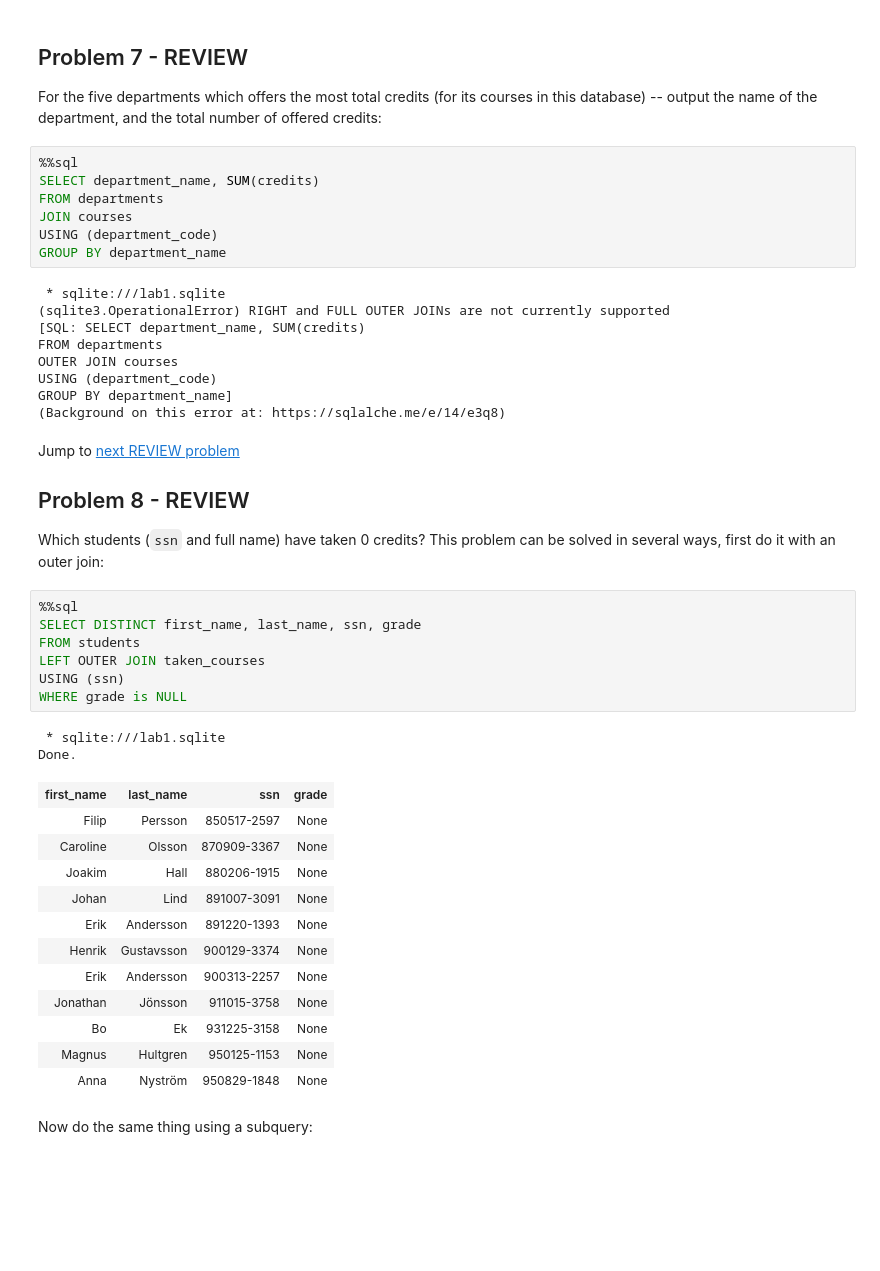
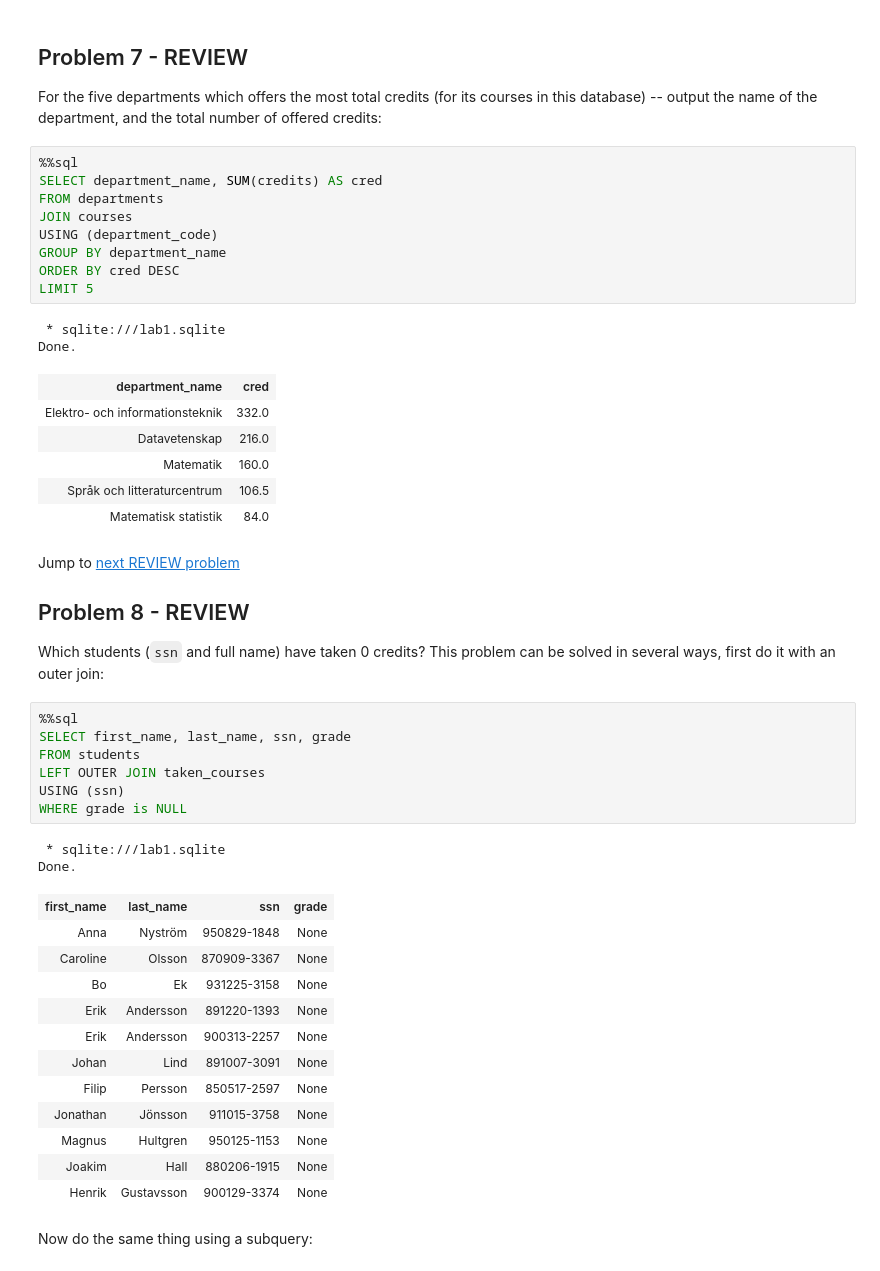
Before and after one commit to Stronkness/LTH, a Jupyter notebook: EDAF75 - Database Technology/labs/lab1/lab1.ipynb, the cells around one changed output. Drawn from its saved outputs; the diff is of its cells as text; blank space fills up the shorter version.

```diff
--- a/EDAF75 - Database Technology/labs/lab1/lab1.ipynb
+++ b/EDAF75 - Database Technology/labs/lab1/lab1.ipynb
@@ -633,20 +668,22 @@ DROP VIEW IF EXISTS student
 For the five departments which offers the most total credits (for its courses in this database) -- output the name of the department, and the total number of offered credits:
 # %%
 %%sql
-SELECT department_name, SUM(credits)
+SELECT department_name, SUM(credits) AS cred
 FROM departments
 JOIN courses
 USING (department_code)
 GROUP BY department_name
+ORDER BY cred DESC
+LIMIT 5
 # %% [output]
  * sqlite:///lab1.sqlite
-(sqlite3.OperationalError) RIGHT and FULL OUTER JOINs are not currently supported
-[SQL: SELECT department_name, SUM(credits)
-FROM departments
-OUTER JOIN courses
-USING (department_code)
-GROUP BY department_name]
-(Background on this error at: https://sqlalche.me/e/14/e3q8)
+Done.
+| department_name | cred |
+| Elektro- och informationsteknik | 332.0 |
+| Datavetenskap | 216.0 |
+| Matematik | 160.0 |
+| Språk och litteraturcentrum | 106.5 |
+| Matematisk statistik | 84.0 |
 # %% [markdown]
 Jump to [next REVIEW problem](#problem_8)
 
@@ -657,26 +694,26 @@ Jump to [next REVIEW problem](#problem_8)
 Which students (`ssn` and full name) have taken 0 credits? This problem can be solved in several ways, first do it with an outer join:
 # %%
 %%sql
-SELECT DISTINCT first_name, last_name, ssn, grade
+SELECT first_name, last_name, ssn, grade
 FROM students
 LEFT OUTER JOIN taken_courses
 USING (ssn)
 WHERE grade is NULL
 # %% [output]
  * sqlite:///lab1.sqlite
 Done.
 | first_name | last_name | ssn | grade |
+| Anna | Nyström | 950829-1848 | None |
+| Caroline | Olsson | 870909-3367 | None |
+| Bo | Ek | 931225-3158 | None |
+| Erik | Andersson | 891220-1393 | None |
+| Erik | Andersson | 900313-2257 | None |
+| Johan | Lind | 891007-3091 | None |
 | Filip | Persson | 850517-2597 | None |
-| Caroline | Olsson | 870909-3367 | None |
+| Jonathan | Jönsson | 911015-3758 | None |
+| Magnus | Hultgren | 950125-1153 | None |
 | Joakim | Hall | 880206-1915 | None |
-| Johan | Lind | 891007-3091 | None |
-| Erik | Andersson | 891220-1393 | None |
 | Henrik | Gustavsson | 900129-3374 | None |
-| Erik | Andersson | 900313-2257 | None |
-| Jonathan | Jönsson | 911015-3758 | None |
-| Bo | Ek | 931225-3158 | None |
-| Magnus | Hultgren | 950125-1153 | None |
-| Anna | Nyström | 950829-1848 | None |
 # %% [markdown]
 Now do the same thing using a subquery:
 # %%
```
Also changed, not shown: parts of 5 cells of this notebook, 21 other files.
